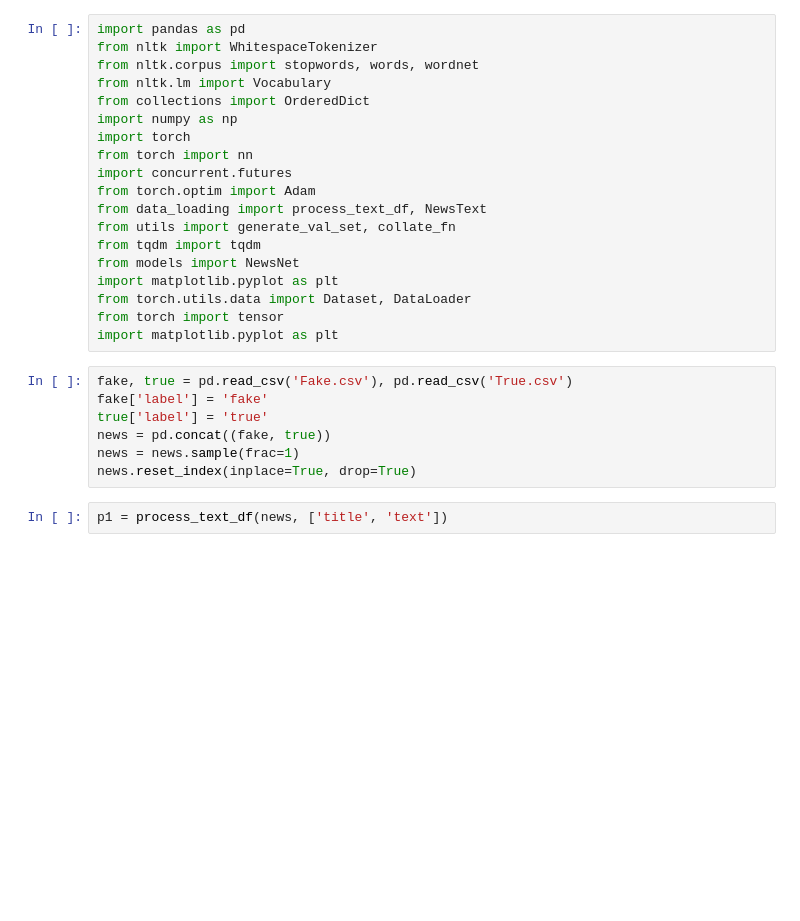
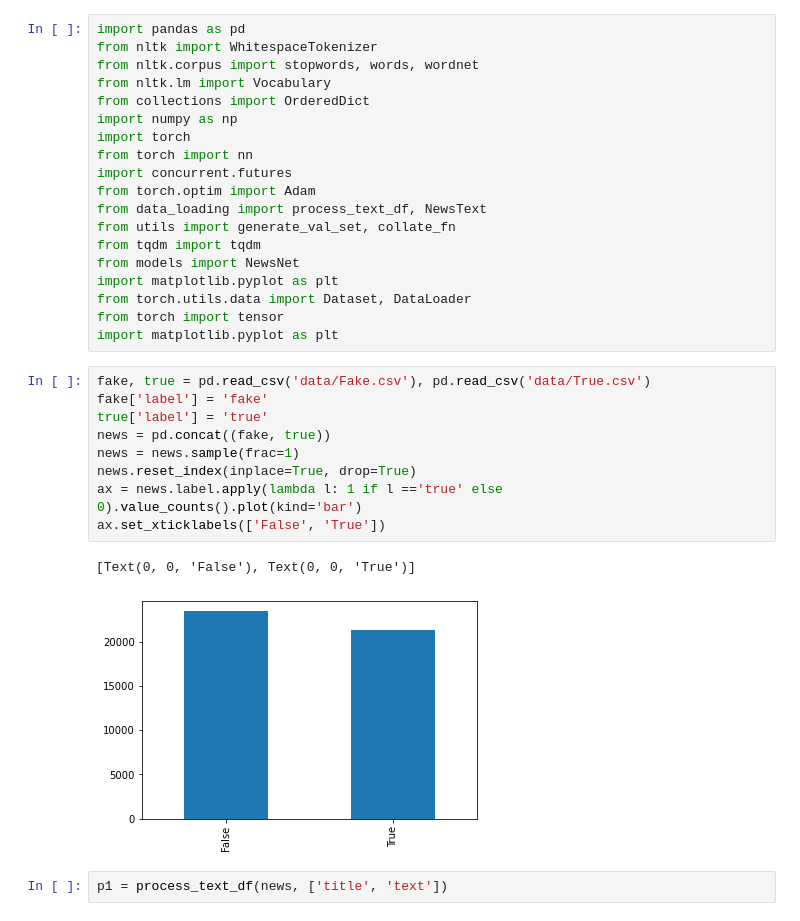
Before and after one commit to smanzi19/NewsNet, a Jupyter notebook: src/sample_nb.ipynb, the cells around one changed output. Saved outputs shown, nothing was run; the diff lists cells and outputs as text; blank space fills up the shorter version.

```diff
--- a/src/sample_nb.ipynb
+++ b/src/sample_nb.ipynb
@@ -18,12 +18,17 @@ from torch.utils.data import Dataset, DataLoader
 from torch import tensor
 import matplotlib.pyplot as plt
 # %%
-fake, true = pd.read_csv('Fake.csv'), pd.read_csv('True.csv')
+fake, true = pd.read_csv('data/Fake.csv'), pd.read_csv('data/True.csv')
 fake['label'] = 'fake'
 true['label'] = 'true'
 news = pd.concat((fake, true))
 news = news.sample(frac=1)
 news.reset_index(inplace=True, drop=True)
+ax = news.label.apply(lambda l: 1 if l =='true' else 0).value_counts().plot(kind='bar')
+ax.set_xticklabels(['False', 'True'])
+# %% [output]
+[Text(0, 0, 'False'), Text(0, 0, 'True')]
+[figure, added]
 # %%
 p1 = process_text_df(news, ['title', 'text'])
 # %%
```
Also changed, not shown: parts of 6 cells of this notebook, 2 other files.
